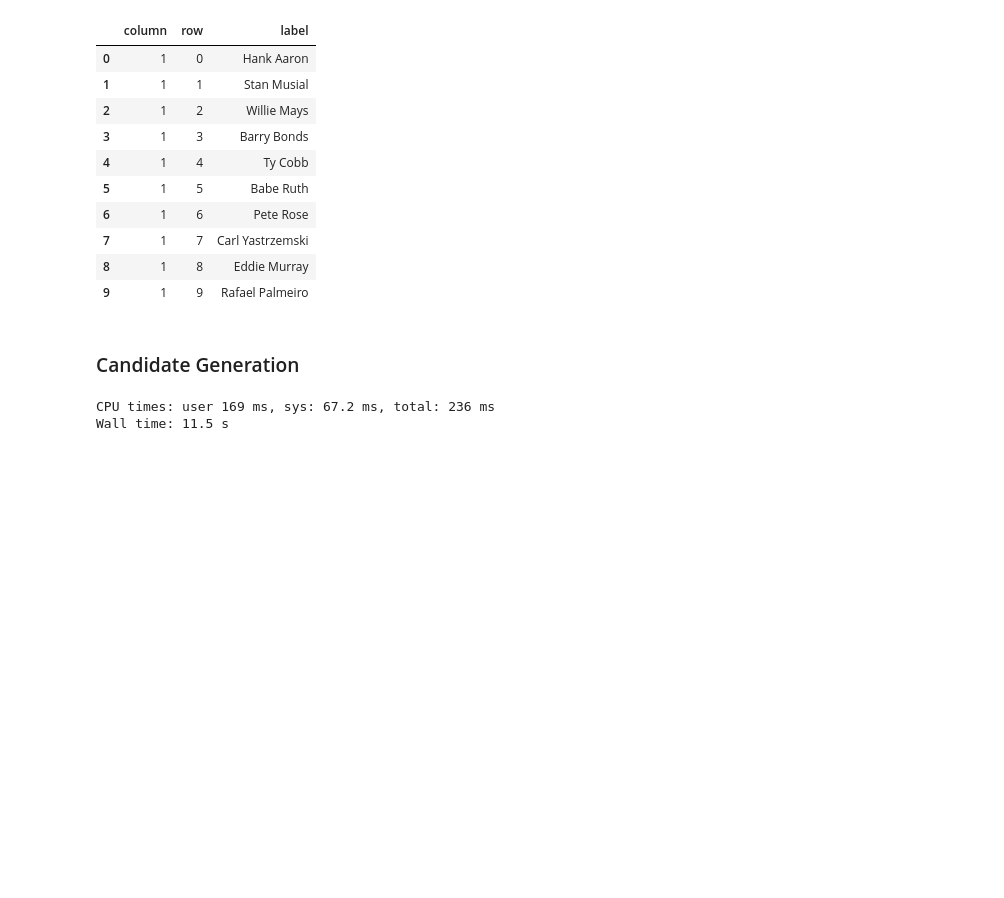
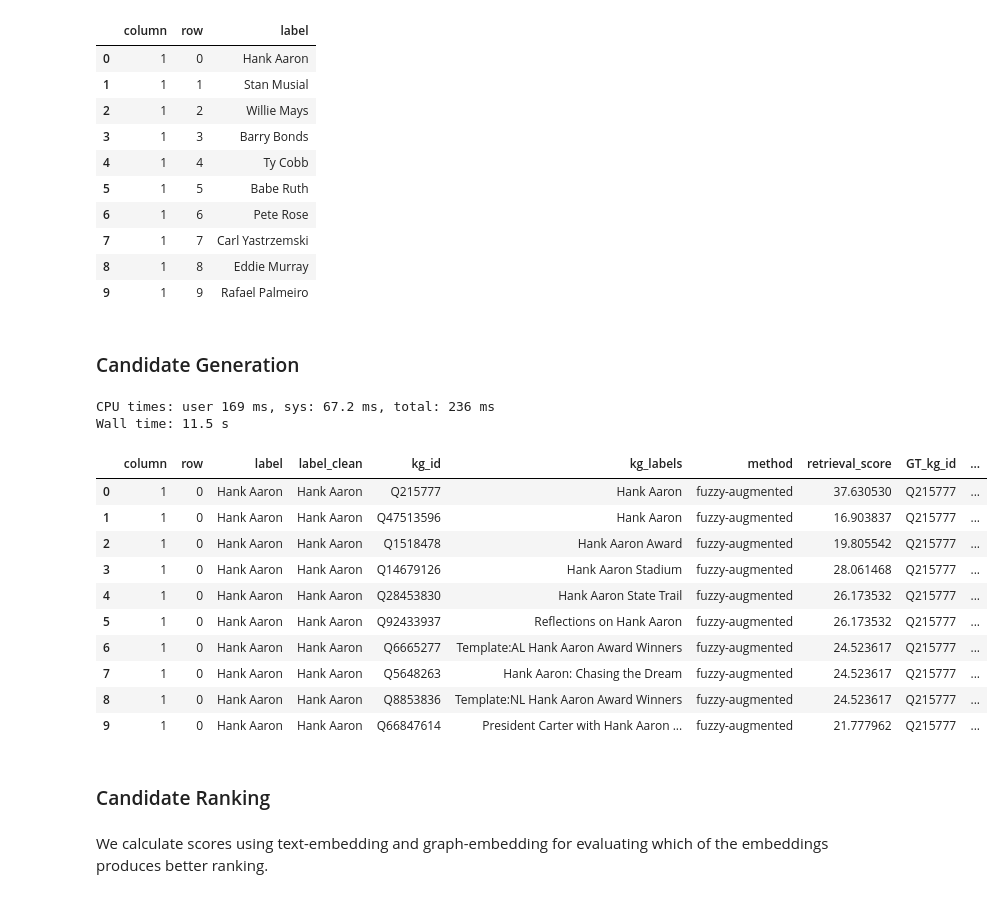
Before and after one commit to rijulvohra/table-linker-pipelines, a Jupyter notebook: fuzzy-augmented-match-centroid-pipeline/fuzzy_augmented_cand_gen_centroid_ranking.ipynb, the cells around one changed output. Cells and saved outputs as stored; diff of their text form; code cells hidden in the pictures; blank space fills up the shorter version.

```diff
--- a/fuzzy-augmented-match-centroid-pipeline/fuzzy_augmented_cand_gen_centroid_ranking.ipynb
+++ b/fuzzy-augmented-match-centroid-pipeline/fuzzy_augmented_cand_gen_centroid_ranking.ipynb
@@ -7,3 +9,10 @@ The steps involved in this notebook are as follows:<br>
 import pandas as pd
 import os
 import glob
+import warnings
+warnings.simplefilter(action='ignore', category=FutureWarning)
+
+import numpy as np
+import sklearn.metrics
+
+pd.reset_option('all')
@@ -58,3 +74,6 @@ cand_file = os.path.join(table_path,'cand-players.csv')
 # %% [output]
 CPU times: user 169 ms, sys: 67.2 ms, total: 236 ms
 Wall time: 11.5 s
+# %%
+gt_file = os.path.join(table_path,'players-gt.csv')
+gt_labeled_file = os.path.join(table_path,'players-gt-labeled.csv')
@@ -60,0 +83,18 @@ Wall time: 11.5 s
+# %%
+pd.read_csv(gt_labeled_file,nrows = 10)
+# %% [output]
+|  | column | row | label | label_clean | kg_id | kg_labels | method | retrieval_score | GT_kg_id | ... |
+| 0 | 1 | 0 | Hank Aaron | Hank Aaron | Q215777 | Hank Aaron | fuzzy-augmented | 37.630530 | Q215777 | ... |
+| 1 | 1 | 0 | Hank Aaron | Hank Aaron | Q47513596 | Hank Aaron | fuzzy-augmented | 16.903837 | Q215777 | ... |
+| 2 | 1 | 0 | Hank Aaron | Hank Aaron | Q1518478 | Hank Aaron Award | fuzzy-augmented | 19.805542 | Q215777 | ... |
+| 3 | 1 | 0 | Hank Aaron | Hank Aaron | Q14679126 | Hank Aaron Stadium | fuzzy-augmented | 28.061468 | Q215777 | ... |
+| 4 | 1 | 0 | Hank Aaron | Hank Aaron | Q28453830 | Hank Aaron State Trail | fuzzy-augmented | 26.173532 | Q215777 | ... |
+| 5 | 1 | 0 | Hank Aaron | Hank Aaron | Q92433937 | Reflections on Hank Aaron | fuzzy-augmented | 26.173532 | Q215777 | ... |
+| 6 | 1 | 0 | Hank Aaron | Hank Aaron | Q6665277 | Template:AL Hank Aaron Award Winners | fuzzy-augmented | 24.523617 | Q215777 | ... |
+| 7 | 1 | 0 | Hank Aaron | Hank Aaron | Q5648263 | Hank Aaron: Chasing the Dream | fuzzy-augmented | 24.523617 | Q215777 | ... |
+| 8 | 1 | 0 | Hank Aaron | Hank Aaron | Q8853836 | Template:NL Hank Aaron Award Winners | fuzzy-augmented | 24.523617 | Q215777 | ... |
+| 9 | 1 | 0 | Hank Aaron | Hank Aaron | Q66847614 | President Carter with Hank Aaron ... | fuzzy-augmented | 21.777962 | Q215777 | ... |
+# %% [markdown]
+### Candidate Ranking
+# %% [markdown]
+We calculate scores using text-embedding and graph-embedding for evaluating which of the embeddings produces better ranking.
```
Also changed, not shown: parts of 13 cells of this notebook.
